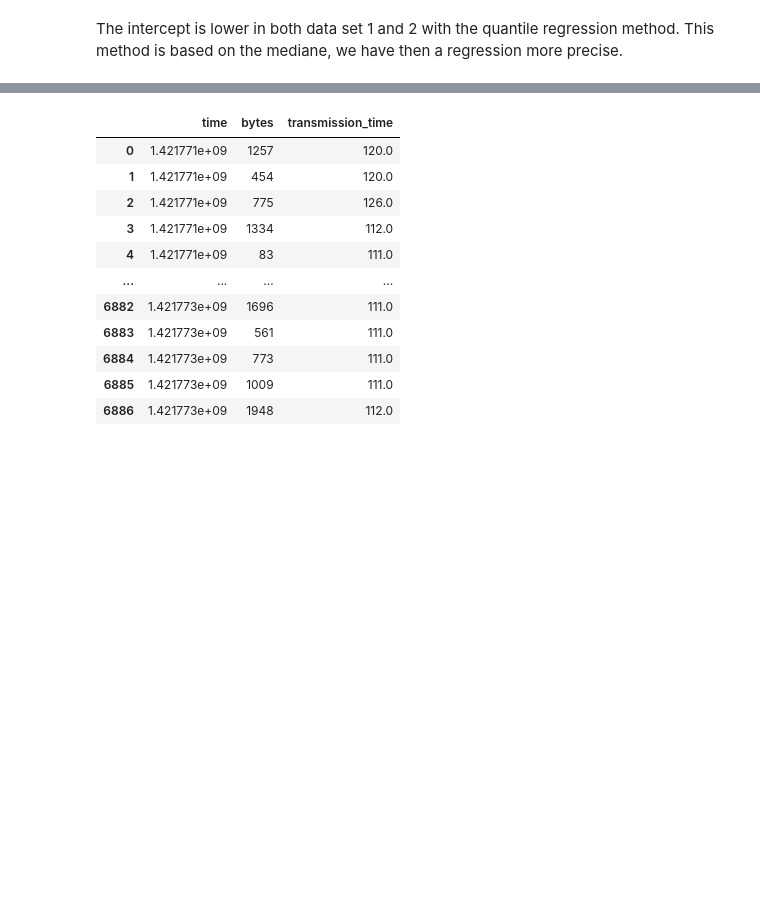
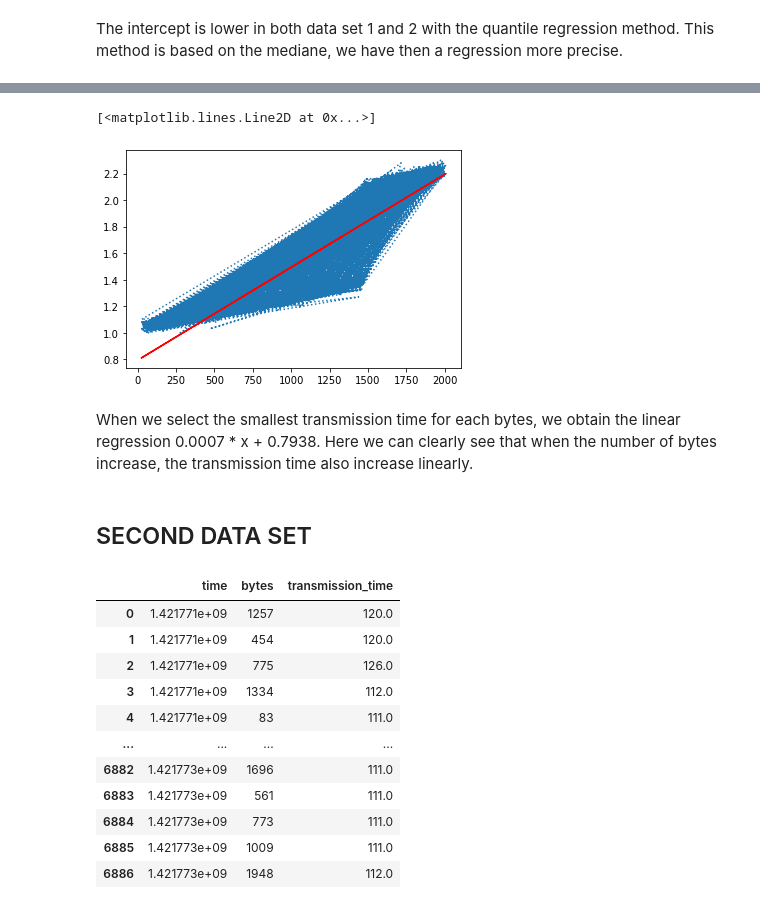
Before and after one commit to MarieBadaroux/Recherche_Reproductible, a Jupyter notebook: Recherche_reproductible_ping.ipynb, the cells around one changed output, grey strips where cells are left out. Saved outputs shown, nothing was run; the diff lists cells and outputs as text; code cells hidden in the pictures; blank space fills up the shorter version.

Commit message:
First data set : question 4, smallest transmission time

```diff
--- a/Recherche_reproductible_ping.ipynb
+++ b/Recherche_reproductible_ping.ipynb
@@ -312 +299,16 @@ The intercept is lower in both data set 1 and 2 with the quantile regression met
+# %%
+dic = {}
+for index, row in data.iterrows():
+    if row['bytes'] not in dic:
+        dic[row['bytes']] = [row['transmission_time']]
+    else:
+        dic[row['bytes']].append(row['transmission_time'])
+
+for key, value in dic.items():
+    dic[key] = min(value)
+
+x_bytes = dic.keys()
+x_bytes = [int(i) for i in x_bytes]
+y_min_time = dic.values()
+y_min_time = [float(j) for j in y_min_time]
 # %% [markdown]
@@ -314,3 +345,16 @@ The intercept is lower in both data set 1 and 2 with the quantile regression met
+# %%
+plt.plot(x_bytes, y_min_time, linestyle='dotted')
+y_linear_reg = []
+for x in x_bytes:
+    y_linear_reg.append(0.0007 * x + 0.7938)
+plt.plot(x_bytes, y_linear_reg, color='red')
+# %% [output]
+[<matplotlib.lines.Line2D at 0x...>]
+[figure, added]
+# %% [markdown]
+When we select the smallest transmission time for each bytes, we obtain the linear regression 0.0007 * x + 0.7938. Here we can clearly see that when the number of bytes increase, the transmission time also increase linearly.
+# %% [markdown]
+## SECOND DATA SET
 # %%
 url = 'http://mescal.imag.fr/membres/arnaud.legrand/teaching/2014/RICM4_EP_ping/stackoverflow.log.gz'
 urllib.request.urlretrieve(url, '/tmp/stackoverflow.log.gz')
```
Also changed, not shown: parts of 29 cells of this notebook.
